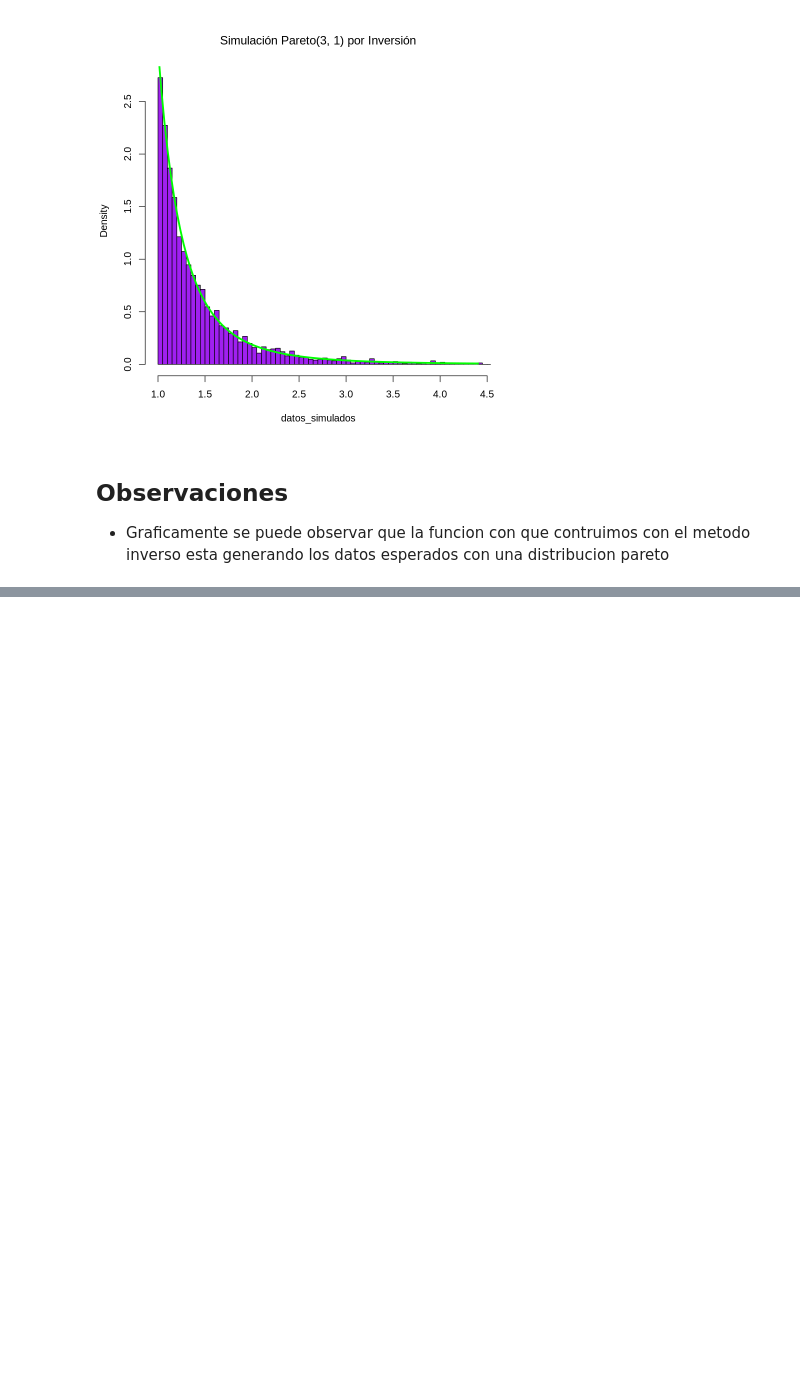
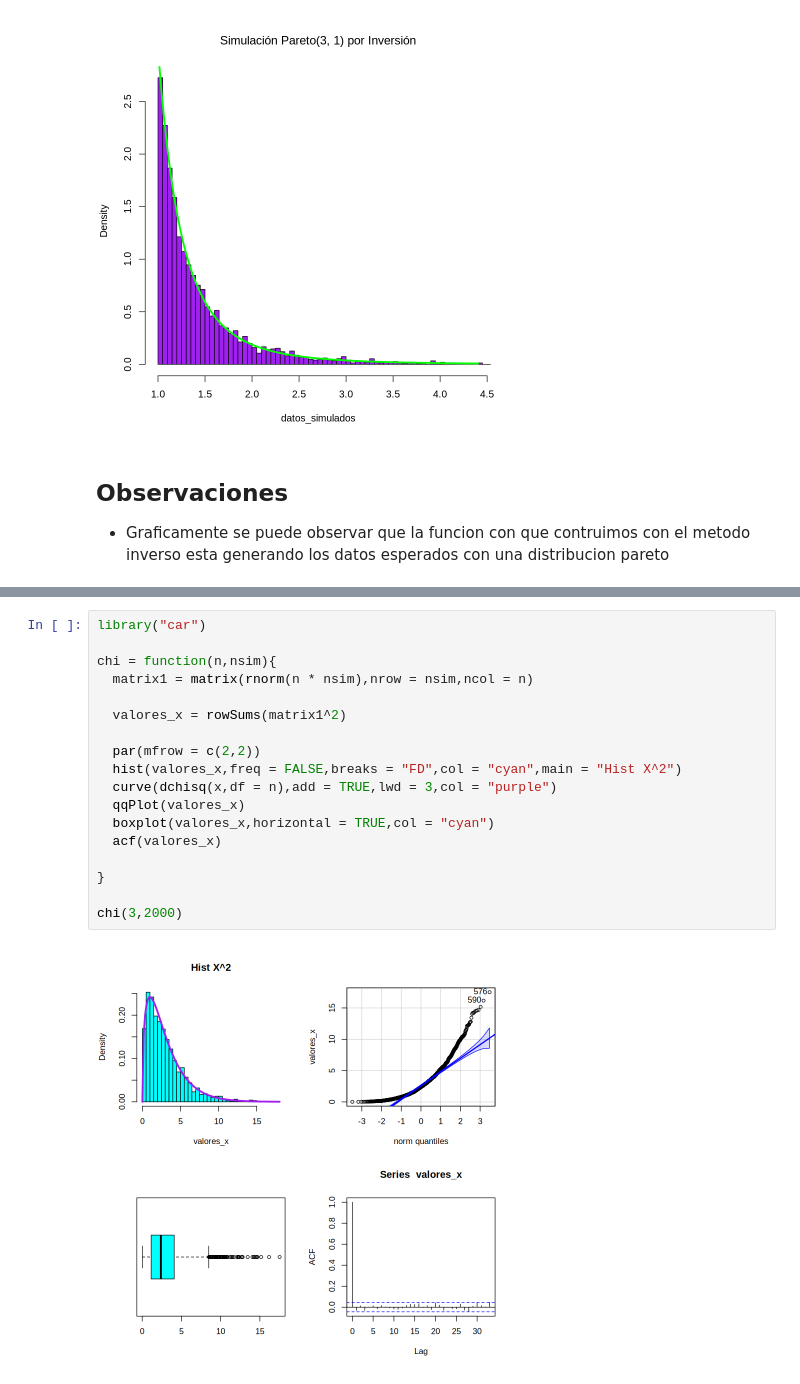
Before and after one commit to Nicolas-Bernal/Simulacion-Estadistica, a Jupyter notebook: Primer Corte/0_Taller.ipynb, the cells around one changed output, grey strips where cells are left out. Drawn from its saved outputs; the diff is of its cells as text; blank space fills up the shorter version.

```diff
--- a/Primer Corte/0_Taller.ipynb
+++ b/Primer Corte/0_Taller.ipynb
@@ -186,0 +208,20 @@ curve(dpareto_std(x, alpha), add = TRUE, col = "green", lwd = 3)
+# %%
+library("car")
+
+chi = function(n,nsim){
+  matrix1 = matrix(rnorm(n * nsim),nrow = nsim,ncol = n)
+
+  valores_x = rowSums(matrix1^2)
+
+  par(mfrow = c(2,2))
+  hist(valores_x,freq = FALSE,breaks = "FD",col = "cyan",main = "Hist X^2")
+  curve(dchisq(x,df = n),add = TRUE,lwd = 3,col = "purple")
+  qqPlot(valores_x)
+  boxplot(valores_x,horizontal = TRUE,col = "cyan")
+  acf(valores_x)
+
+}
+
+chi(3,2000)
+# %% [output]
+[figure, added]
```
Also changed, not shown: parts of 28 cells of this notebook.
